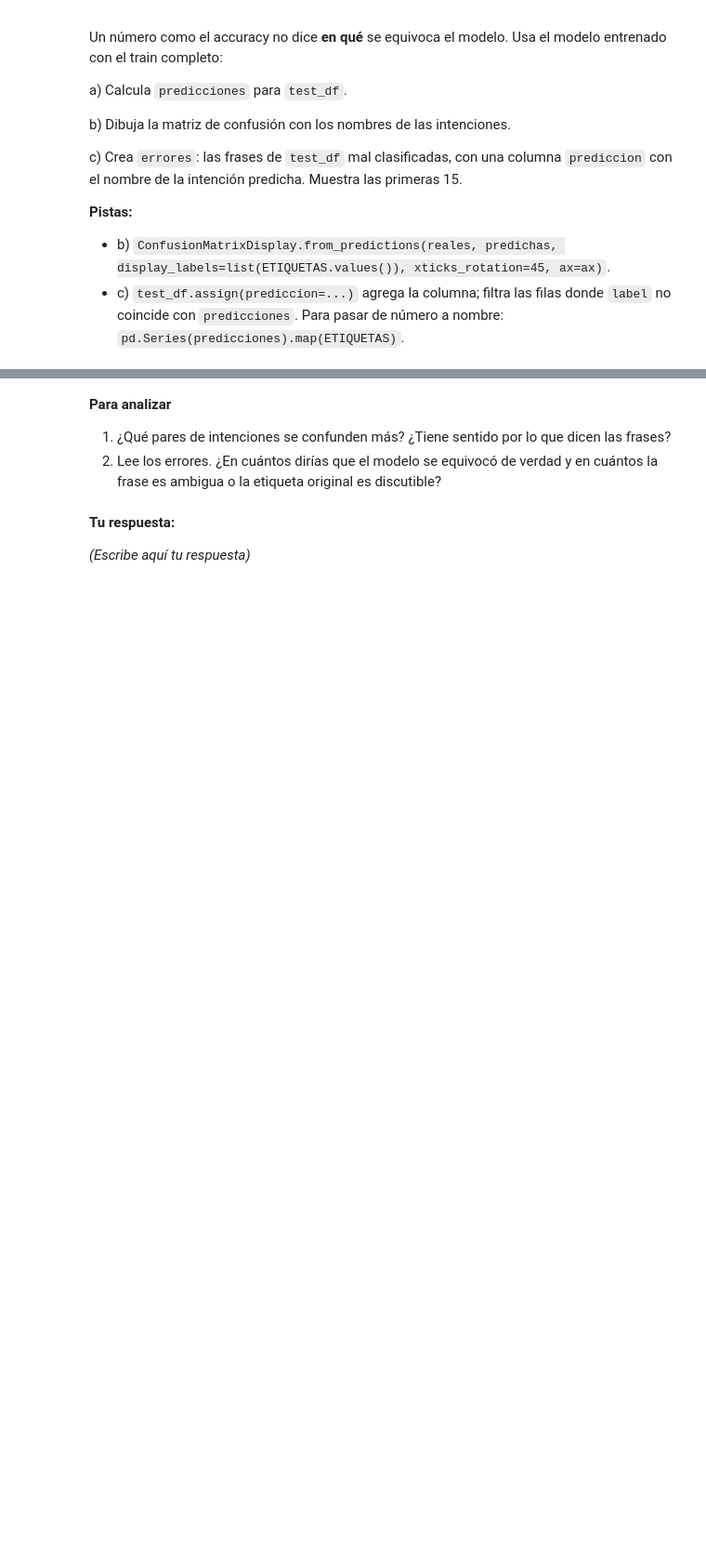
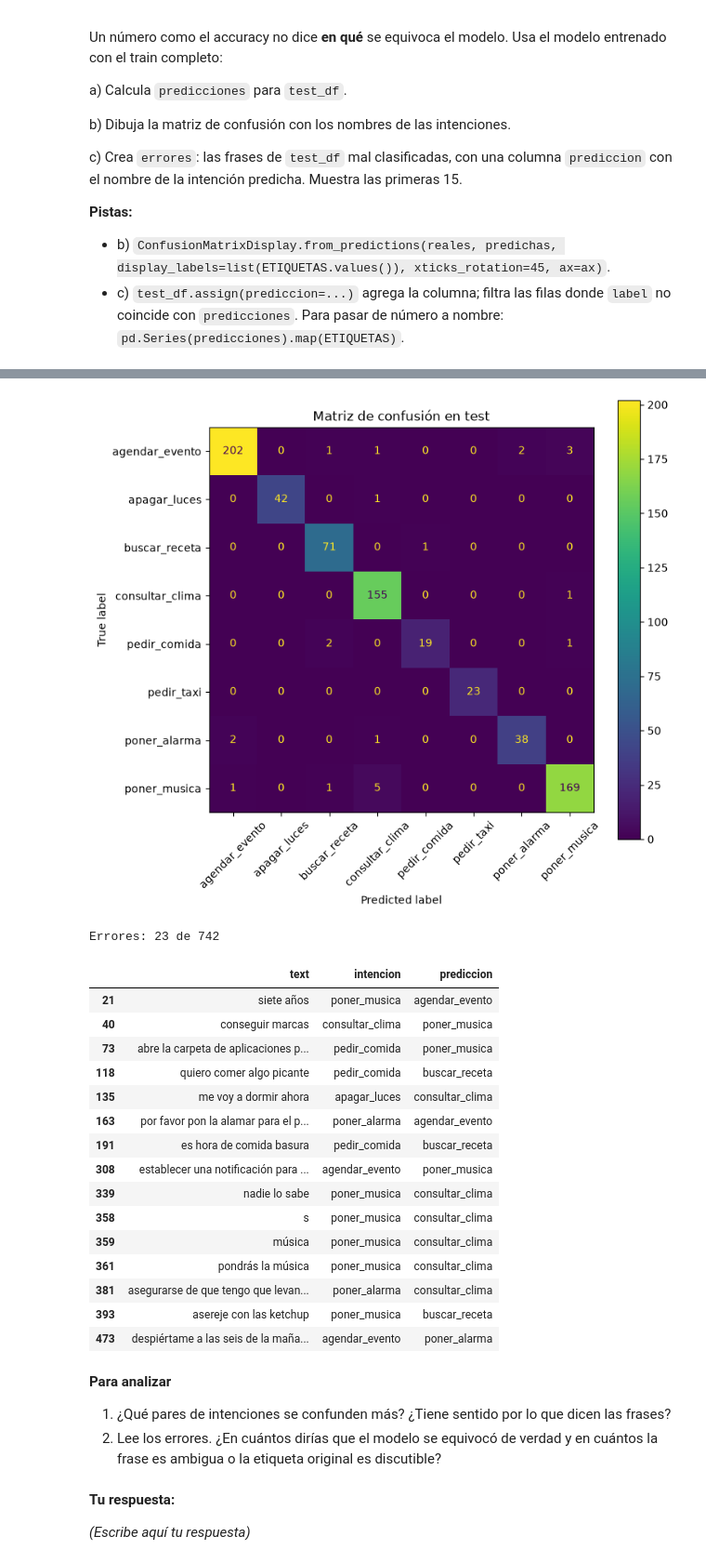
Before and after one commit to JoseOcsa/DataScience, a Jupyter notebook: 20261009_49_LLM_finetuning_intenciones.ipynb, the cells around one changed output, grey strips where cells are left out. Shown at 93% size. Cells and saved outputs as stored; diff of their text form; code cells hidden in the pictures; blank space fills up the shorter version.

```diff
--- a/20261009_49_LLM_finetuning_intenciones.ipynb
+++ b/20261009_49_LLM_finetuning_intenciones.ipynb
@@ -131,18 +132,18 @@ INTENCIONES = {
 }
 
 # a)
-df_int = None
-df_int["intencion"] = None
+df_int = df[df["label"].isin(INTENCIONES)].copy()
+df_int["intencion"] = df_int["label"].map(INTENCIONES)
 
 # b)
-ETIQUETAS = None
-ETIQUETA_A_ID = None
-df_int["label"] = None
+ETIQUETAS = {i: intencion for i, intencion in enumerate(sorted(INTENCIONES.values()))}
+ETIQUETA_A_ID = {valor: clave for clave, valor in ETIQUETAS.items()}
+df_int["label"] = df_int["intencion"].map(ETIQUETA_A_ID)
 
 # c)
 columnas = ["text", "intencion", "label"]
-train_df = None
-test_df = None
+train_df = df_int[df_int["split"] == "train"][columnas].reset_index(drop=True)
+test_df = df_int[df_int["split"] == "test"][columnas].reset_index(drop=True)
 
 print(ETIQUETAS)
 print(f"\nEntrenamiento: {len(train_df)} | prueba: {len(test_df)}")
@@ -177,9 +204,9 @@ ordenes = [
 ]
 
 for nombre in [MODELO_INGLES, MODELO_ESPANOL]:
-    tokenizer = ...
+    tokenizer = AutoTokenizer.from_pretrained(nombre)
     print(nombre)
     for frase in ordenes:
-        tokens = ...
+        tokens = tokenizer.tokenize(frase)
         print(f"  {len(tokens):>2} tokens  {tokens}")
     print()
@@ -357,16 +475,29 @@ c) Crea `errores`: las frases de `test_df` mal clasificadas, con una columna `pr
 trainer_final, tokenizer_final = modelos["train completo"]
 
 # a)
-predicciones = None
+predicciones = predecir_etiquetas(trainer_final, tokenizer_final, test_df)
 
 # b)
 fig, ax = plt.subplots(figsize=(8, 7))
-...
+ConfusionMatrixDisplay.from_predictions(
+    test_df["label"],
+    predicciones,
+    display_labels=list(ETIQUETAS.values()),
+    xticks_rotation=45,
+    ax=ax
+)
 ax.set_title("Matriz de confusión en test")
 plt.tight_layout()
 plt.show()
 
 # c)
-errores = None
+predicciones = np.asarray(predicciones)
+
+errores = test_df.assign(
+    prediccion=pd.Series(predicciones, index=test_df.index).map(ETIQUETAS)
+)
+errores = errores[errores["label"].values != predicciones]
+
 print(f"Errores: {len(errores)} de {len(test_df)}")
 errores[["text", "intencion", "prediccion"]].head(15)
+# %% [output]
@@ -373,3 +505,21 @@ errores[["text", "intencion", "prediccion"]].head(15)
+[figure, added]
+Errores: 23 de 742
+|  | text | intencion | prediccion |
+| 21 | siete años | poner_musica | agendar_evento |
+| 40 | conseguir marcas | consultar_clima | poner_musica |
+| 73 | abre la carpeta de aplicaciones p... | pedir_comida | poner_musica |
+| 118 | quiero comer algo picante | pedir_comida | buscar_receta |
+| 135 | me voy a dormir ahora | apagar_luces | consultar_clima |
+| 163 | por favor pon la alamar para el p... | poner_alarma | agendar_evento |
+| 191 | es hora de comida basura | pedir_comida | buscar_receta |
+| 308 | establecer una notificación para ... | agendar_evento | poner_musica |
+| 339 | nadie lo sabe | poner_musica | consultar_clima |
+| 358 | s | poner_musica | consultar_clima |
+| 359 | música | poner_musica | consultar_clima |
+| 361 | pondrás la música | poner_musica | consultar_clima |
+| 381 | asegurarse de que tengo que levan... | poner_alarma | consultar_clima |
+| 393 | asereje con las ketchup | poner_musica | buscar_receta |
+| 473 | despiértame a las seis de la maña... | agendar_evento | poner_alarma |
 # %% [markdown]
 **Para analizar**
 
```
Also changed, not shown: parts of 12 cells of this notebook.
